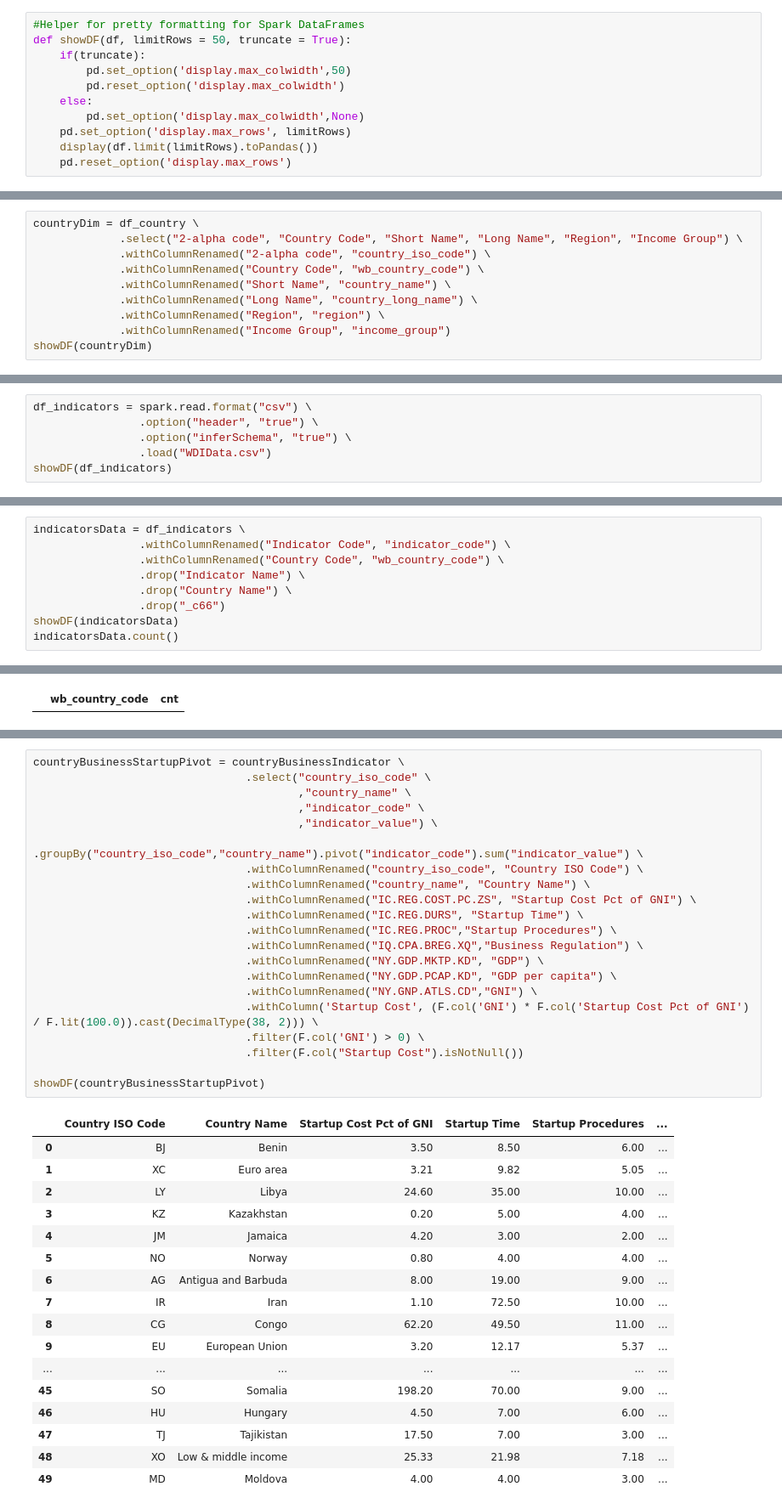
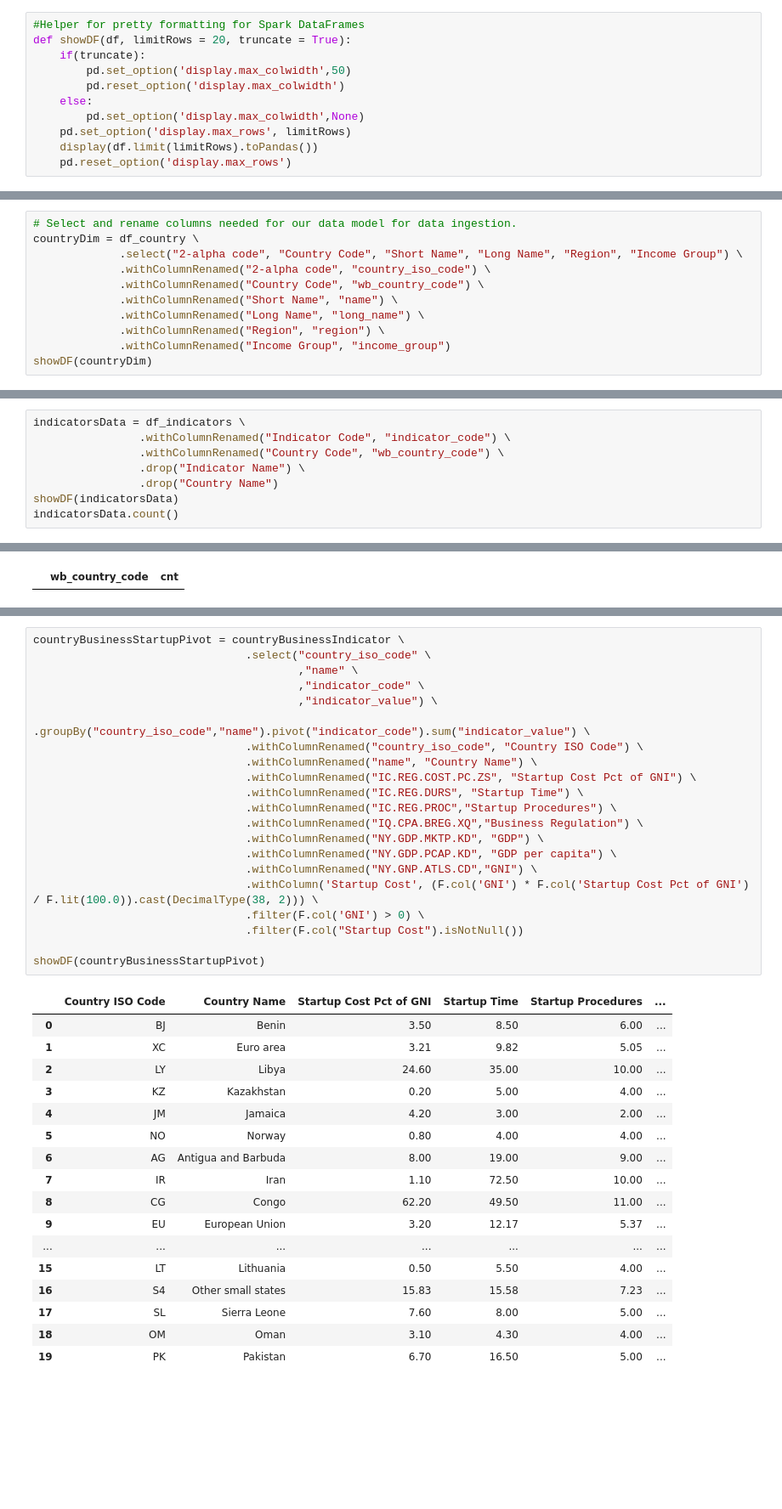
Before and after one commit to sravanigodavarthi/WDI-PySpark-ETL, a Jupyter notebook: ETL_WDI.ipynb, the cells around one changed output, grey strips where cells are left out. Shown: that part at 85% size. Saved outputs shown, nothing was run; the diff lists cells and outputs as text; blank space fills up the shorter version.

```diff
--- a/ETL_WDI.ipynb
+++ b/ETL_WDI.ipynb
@@ -5,7 +7,7 @@ from pyspark.sql.types import DecimalType
 import pandas as pd
 # %%
 #Helper for pretty formatting for Spark DataFrames
-def showDF(df, limitRows = 50, truncate = True):
+def showDF(df, limitRows = 20, truncate = True):
     if(truncate):
         pd.set_option('display.max_colwidth',50)
         pd.reset_option('display.max_colwidth')
@@ -129,10 +219,11 @@ df_data.count()
 # %%
+# Select and rename columns needed for our data model for data ingestion.
 countryDim = df_country \
              .select("2-alpha code", "Country Code", "Short Name", "Long Name", "Region", "Income Group") \
              .withColumnRenamed("2-alpha code", "country_iso_code") \
              .withColumnRenamed("Country Code", "wb_country_code") \
-             .withColumnRenamed("Short Name", "country_name") \
-             .withColumnRenamed("Long Name", "country_long_name") \
+             .withColumnRenamed("Short Name", "name") \
+             .withColumnRenamed("Long Name", "long_name") \
              .withColumnRenamed("Region", "region") \
              .withColumnRenamed("Income Group", "income_group")
 showDF(countryDim)
@@ -475,9 +466,3 @@ showDF(targetIndicators)
 | 3 | SP.POP.1564.TO | Population ages 15-64, total |
 | 4 | SP.POP.65UP.TO | Population ages 65 and above, total |
 | 5 | SP.POP.TOTL | Population, total |
-# %%
-df_indicators = spark.read.format("csv") \
-                .option("header", "true") \
-                .option("inferSchema", "true") \
-                .load("WDIData.csv")
-showDF(df_indicators)
@@ -510,8 +471,7 @@ indicatorsData = df_indicators \
                 .withColumnRenamed("Indicator Code", "indicator_code") \
                 .withColumnRenamed("Country Code", "wb_country_code") \
                 .drop("Indicator Name") \
-                .drop("Country Name") \
-                .drop("_c66")
+                .drop("Country Name")
 showDF(indicatorsData)
 indicatorsData.count()
 # %% [output]
@@ -956,40 +904,40 @@ showDF(countryBusinessIndicator)
 # %%
 countryBusinessStartupPivot = countryBusinessIndicator \
                                 .select("country_iso_code" \
-                                        ,"country_name" \
+                                        ,"name" \
                                         ,"indicator_code" \
                                         ,"indicator_value") \
-                                .groupBy("country_iso_code","country_name").pivot("indicator_code").sum("indicator_value") \
+                                .groupBy("country_iso_code","name").pivot("indicator_code").sum("indicator_value") \
                                 .withColumnRenamed("country_iso_code", "Country ISO Code") \
-                                .withColumnRenamed("country_name", "Country Name") \
+                                .withColumnRenamed("name", "Country Name") \
                                 .withColumnRenamed("IC.REG.COST.PC.ZS", "Startup Cost Pct of GNI") \
                                 .withColumnRenamed("IC.REG.DURS", "Startup Time") \
                                 .withColumnRenamed("IC.REG.PROC","Startup Procedures") \
                                 .withColumnRenamed("IQ.CPA.BREG.XQ","Business Regulation") \
                                 .withColumnRenamed("NY.GDP.MKTP.KD", "GDP") \
                                 .withColumnRenamed("NY.GDP.PCAP.KD", "GDP per capita") \
                                 .withColumnRenamed("NY.GNP.ATLS.CD","GNI") \
                                 .withColumn('Startup Cost', (F.col('GNI') * F.col('Startup Cost Pct of GNI') / F.lit(100.0)).cast(DecimalType(38, 2))) \
                                 .filter(F.col('GNI') > 0) \
                                 .filter(F.col("Startup Cost").isNotNull())
 
 showDF(countryBusinessStartupPivot)
 # %% [output]
 |  | Country ISO Code | Country Name | Startup Cost Pct of GNI | Startup Time | Startup Procedures | ... |
 | 0 | BJ | Benin | 3.50 | 8.50 | 6.00 | ... |
 | 1 | XC | Euro area | 3.21 | 9.82 | 5.05 | ... |
 | 2 | LY | Libya | 24.60 | 35.00 | 10.00 | ... |
 | 3 | KZ | Kazakhstan | 0.20 | 5.00 | 4.00 | ... |
 | 4 | JM | Jamaica | 4.20 | 3.00 | 2.00 | ... |
 | 5 | NO | Norway | 0.80 | 4.00 | 4.00 | ... |
 | 6 | AG | Antigua and Barbuda | 8.00 | 19.00 | 9.00 | ... |
 | 7 | IR | Iran | 1.10 | 72.50 | 10.00 | ... |
 | 8 | CG | Congo | 62.20 | 49.50 | 11.00 | ... |
 | 9 | EU | European Union | 3.20 | 12.17 | 5.37 | ... |
 | ... | ... | ... | ... | ... | ... | ... |
-| 45 | SO | Somalia | 198.20 | 70.00 | 9.00 | ... |
-| 46 | HU | Hungary | 4.50 | 7.00 | 6.00 | ... |
-| 47 | TJ | Tajikistan | 17.50 | 7.00 | 3.00 | ... |
-| 48 | XO | Low & middle income | 25.33 | 21.98 | 7.18 | ... |
-| 49 | MD | Moldova | 4.00 | 4.00 | 3.00 | ... |
+| 15 | LT | Lithuania | 0.50 | 5.50 | 4.00 | ... |
+| 16 | S4 | Other small states | 15.83 | 15.58 | 7.23 | ... |
+| 17 | SL | Sierra Leone | 7.60 | 8.00 | 5.00 | ... |
+| 18 | OM | Oman | 3.10 | 4.30 | 4.00 | ... |
+| 19 | PK | Pakistan | 6.70 | 16.50 | 5.00 | ... |
 # %%
```
Also changed, not shown: parts of 76 cells of this notebook, 20 other files.
